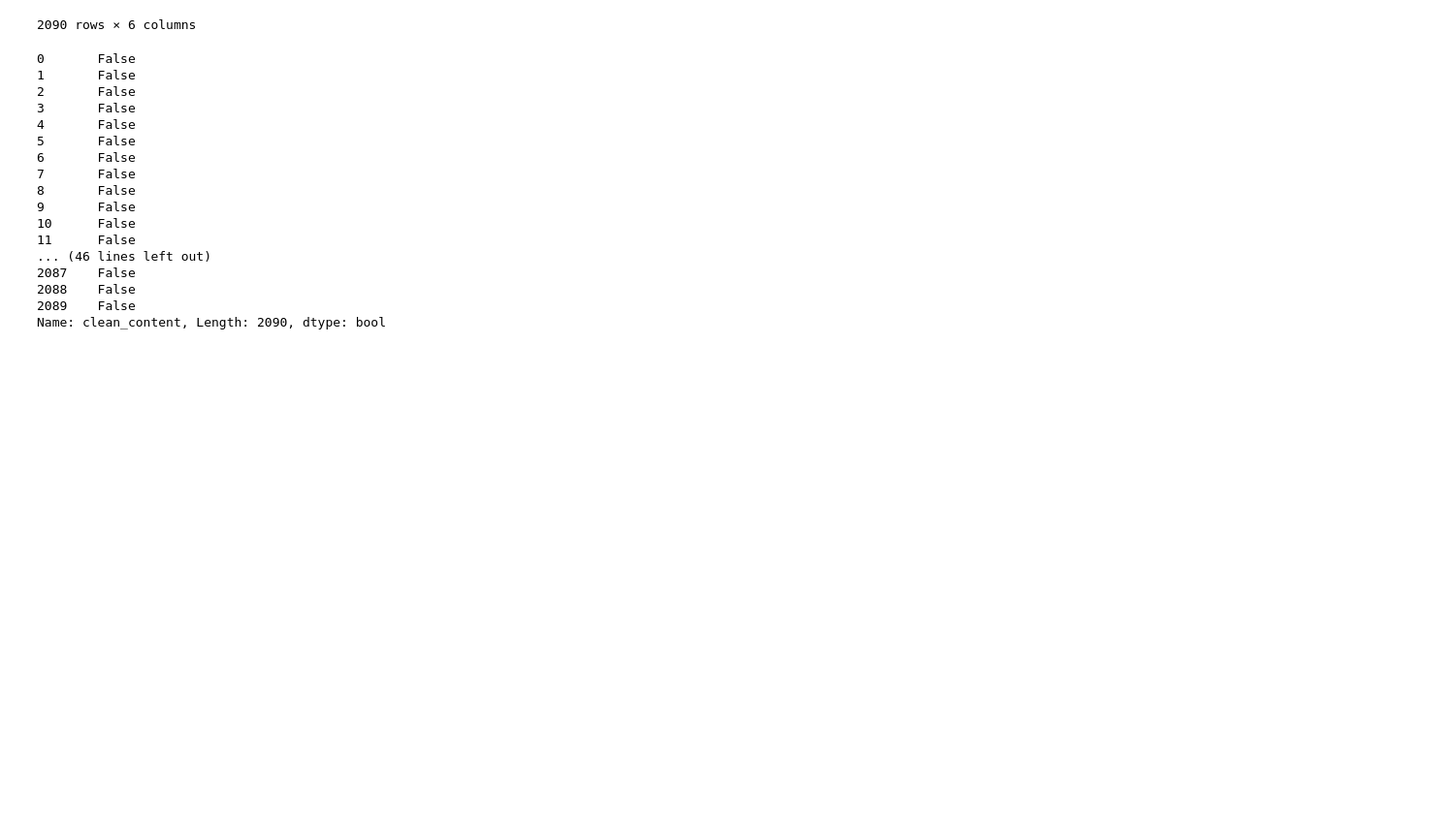
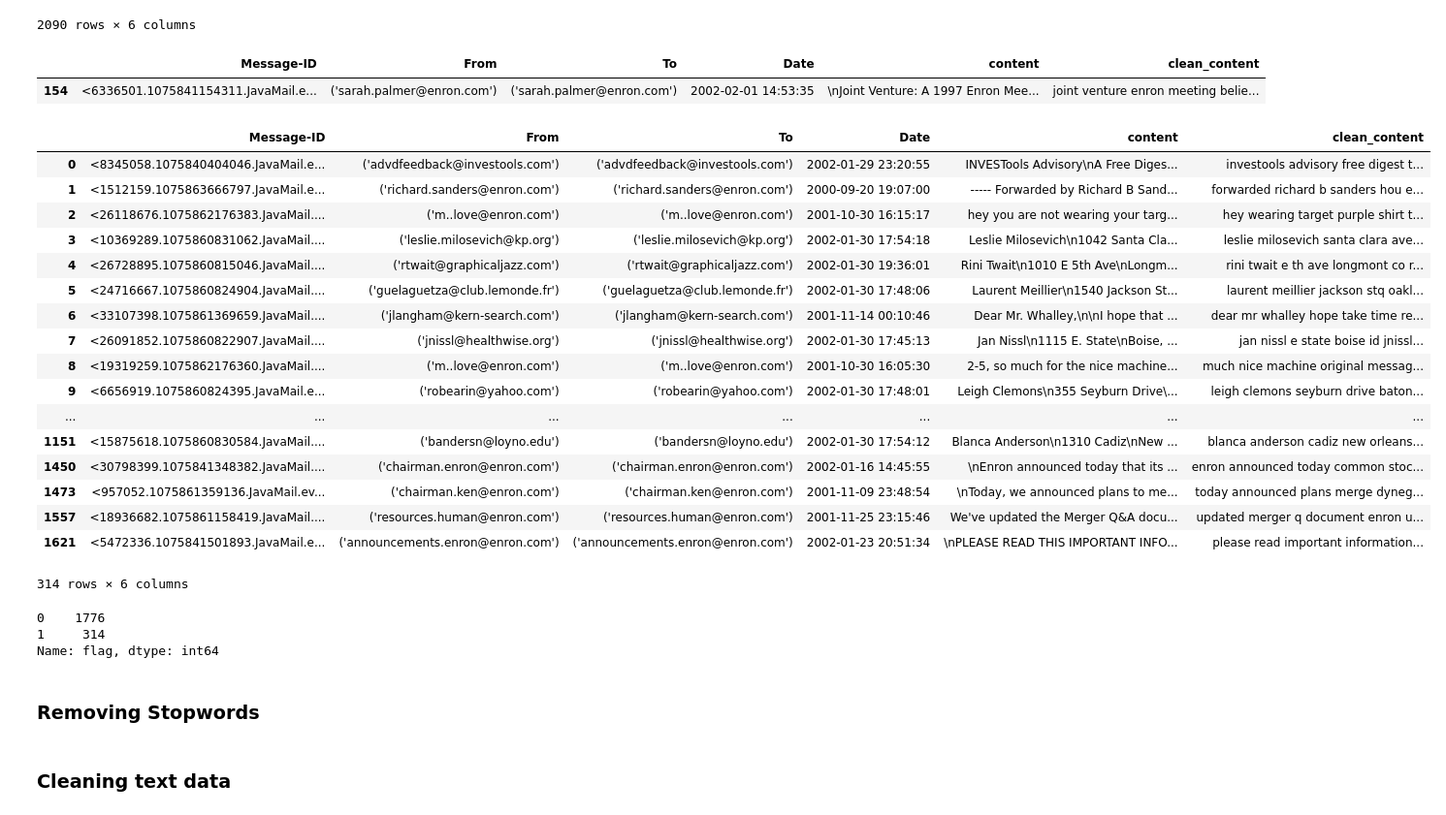
Before and after one commit to ShidiDaisy/Credit-Card-Fraud-Detection, a Jupyter notebook: FraudDetectionUsingText.ipynb, the cells around one changed output. Shown at 97% size. Cells and saved outputs as stored; diff of their text form; code cells hidden in the pictures; blank space fills up the shorter version.

Commit message:
modified:   FraudDetectionUsingText.ipynb 	modified:   FraudDetectionWithUnlabelledData.ipynb 	modified:   README.md 	modified:   fraud_detection.ipynb

```diff
--- a/FraudDetectionUsingText.ipynb
+++ b/FraudDetectionUsingText.ipynb
@@ -27,22 +44,42 @@ df
 # %%
 # Find all cleaned emails that contain 'sell enron stock'
 mask = df['clean_content'].str.contains("sell enron stock", na=False)
-mask
+df.loc[mask]
 # %% [output]
-0       False
-1       False
-2       False
-3       False
-4       False
-5       False
-6       False
-7       False
-8       False
-9       False
-10      False
-11      False
-... (46 lines left out)
-2087    False
-2088    False
-2089    False
-Name: clean_content, Length: 2090, dtype: bool
+|  | Message-ID | From | To | Date | content | clean_content |
+| 154 | <6336501.1075841154311.JavaMail.e... | ('sarah.palmer@enron.com') | ('sarah.palmer@enron.com') | 2002-02-01 14:53:35 | \nJoint Venture: A 1997 Enron Mee... | joint venture enron meeting belie... |
+# %%
+#Creaate a list of terms to search for
+searchfor = ['enron stock', 'sell stock', 'stock bonus', 'sell enron stock']
+filtered_emails = df.loc[df['clean_content'].str.contains('|'.join(searchfor), na=False)]
+filtered_emails
+# %% [output]
+|  | Message-ID | From | To | Date | content | clean_content |
+| 0 | <8345058.1075840404046.JavaMail.e... | ('advdfeedback@investools.com') | ('advdfeedback@investools.com') | 2002-01-29 23:20:55 | INVESTools Advisory\nA Free Diges... | investools advisory free digest t... |
+| 1 | <1512159.1075863666797.JavaMail.e... | ('richard.sanders@enron.com') | ('richard.sanders@enron.com') | 2000-09-20 19:07:00 | ----- Forwarded by Richard B Sand... | forwarded richard b sanders hou e... |
+| 2 | <26118676.1075862176383.JavaMail.... | ('m..love@enron.com') | ('m..love@enron.com') | 2001-10-30 16:15:17 | hey you are not wearing your targ... | hey wearing target purple shirt t... |
+| 3 | <10369289.1075860831062.JavaMail.... | ('leslie.milosevich@kp.org') | ('leslie.milosevich@kp.org') | 2002-01-30 17:54:18 | Leslie Milosevich\n1042 Santa Cla... | leslie milosevich santa clara ave... |
+| 4 | <26728895.1075860815046.JavaMail.... | ('rtwait@graphicaljazz.com') | ('rtwait@graphicaljazz.com') | 2002-01-30 19:36:01 | Rini Twait\n1010 E 5th Ave\nLongm... | rini twait e th ave longmont co r... |
+| 5 | <24716667.1075860824904.JavaMail.... | ('guelaguetza@club.lemonde.fr') | ('guelaguetza@club.lemonde.fr') | 2002-01-30 17:48:06 | Laurent Meillier\n1540 Jackson St... | laurent meillier jackson stq oakl... |
+| 6 | <33107398.1075861369659.JavaMail.... | ('jlangham@kern-search.com') | ('jlangham@kern-search.com') | 2001-11-14 00:10:46 | Dear Mr. Whalley,\n\nI hope that ... | dear mr whalley hope take time re... |
+| 7 | <26091852.1075860822907.JavaMail.... | ('jnissl@healthwise.org') | ('jnissl@healthwise.org') | 2002-01-30 17:45:13 | Jan Nissl\n1115 E. State\nBoise, ... | jan nissl e state boise id jnissl... |
+| 8 | <19319259.1075862176360.JavaMail.... | ('m..love@enron.com') | ('m..love@enron.com') | 2001-10-30 16:05:30 | 2-5, so much for the nice machine... | much nice machine original messag... |
+| 9 | <6656919.1075860824395.JavaMail.e... | ('robearin@yahoo.com') | ('robearin@yahoo.com') | 2002-01-30 17:48:01 | Leigh Clemons\n355 Seyburn Drive\... | leigh clemons seyburn drive baton... |
+| ... | ... | ... | ... | ... | ... | ... |
+| 1151 | <15875618.1075860830584.JavaMail.... | ('bandersn@loyno.edu') | ('bandersn@loyno.edu') | 2002-01-30 17:54:12 | Blanca Anderson\n1310 Cadiz\nNew ... | blanca anderson cadiz new orleans... |
+| 1450 | <30798399.1075841348382.JavaMail.... | ('chairman.enron@enron.com') | ('chairman.enron@enron.com') | 2002-01-16 14:45:55 | \nEnron announced today that its ... | enron announced today common stoc... |
+| 1473 | <957052.1075861359136.JavaMail.ev... | ('chairman.ken@enron.com') | ('chairman.ken@enron.com') | 2001-11-09 23:48:54 | \nToday, we announced plans to me... | today announced plans merge dyneg... |
+| 1557 | <18936682.1075861158419.JavaMail.... | ('resources.human@enron.com') | ('resources.human@enron.com') | 2001-11-25 23:15:46 | We've updated the Merger Q&A docu... | updated merger q document enron u... |
+| 1621 | <5472336.1075841501893.JavaMail.e... | ('announcements.enron@enron.com') | ('announcements.enron@enron.com') | 2002-01-23 20:51:34 | \nPLEASE READ THIS IMPORTANT INFO... | please read important information... |
+314 rows × 6 columns
+# %%
+#Create flag variable where the emails match the searchfor terms to use as a label in model
+df['flag'] = np.where((df['clean_content'].str.contains('|'.join(searchfor)) == True), 1, 0)
+count = df['flag'].value_counts()
+count
+# %% [output]
+0    1776
+1     314
+Name: flag, dtype: int64
+# %% [markdown]
+### Removing Stopwords
@@ -48,0 +93,2 @@ Name: clean_content, Length: 2090, dtype: bool
+# %% [markdown]
+### Cleaning text data
```
Also changed, not shown: parts of 15 cells of this notebook, 3 other files.
